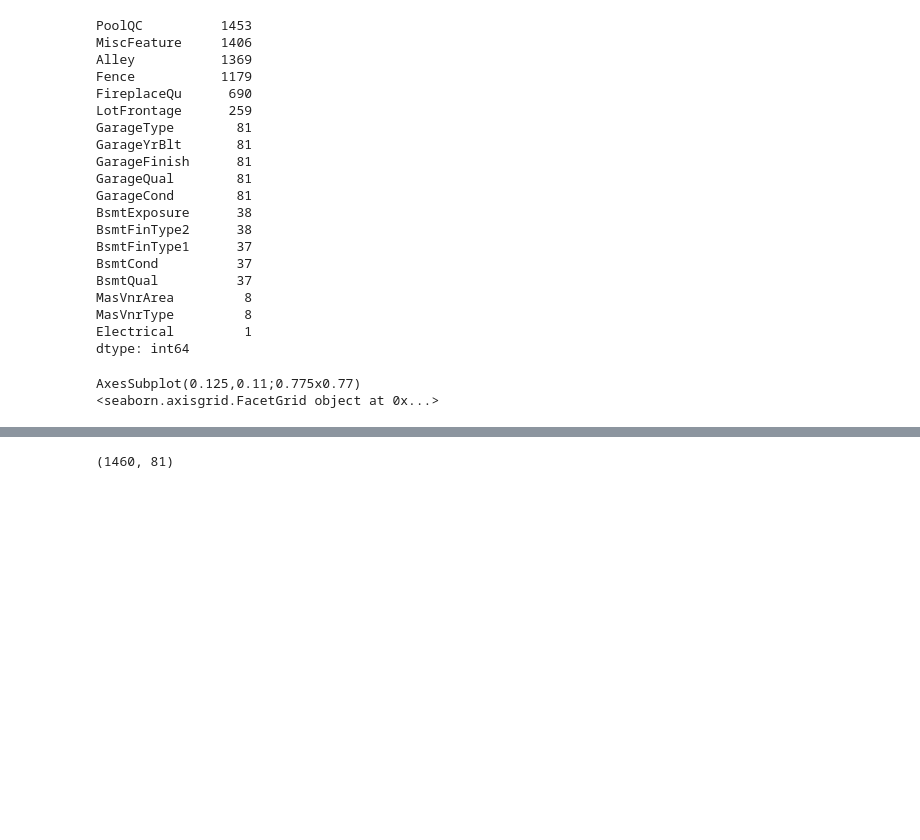
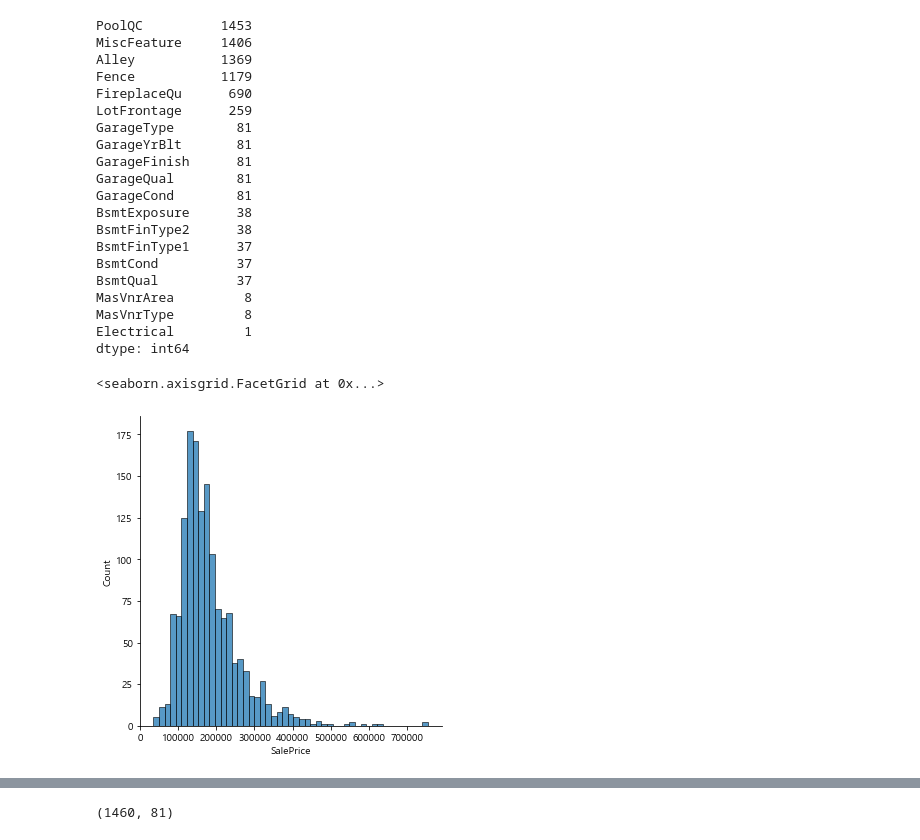
Before and after one commit to IT-HONGREAT/Kaggle_study_houseprice, a Jupyter notebook: House Prices.ipynb, the cells around one changed output, grey strips where cells are left out. Cells and saved outputs as stored; diff of their text form; code cells hidden in the pictures; blank space fills up the shorter version.

```diff
--- a/House Prices.ipynb
+++ b/House Prices.ipynb
@@ -197,14 +205,14 @@ MasVnrArea         8
 MasVnrType         8
 Electrical         1
 dtype: int64
-# %%
-#y 분포 확인
-
-print(df['SalePrice'].hist())
-print(sns.displot(df['SalePrice']))
-# %% [output]
-AxesSubplot(0.125,0.11;0.775x0.77)
-<seaborn.axisgrid.FacetGrid object at 0x...>
+# %%
+#y 분포 확인
+
+# df['SalePrice'].hist()
+sns.displot(df['SalePrice'])
+# %% [output]
+<seaborn.axisgrid.FacetGrid at 0x...>
+[figure, added]
 # %%
 #로그로 변환해주기
 
```
Also changed, not shown: parts of 20 cells of this notebook.
